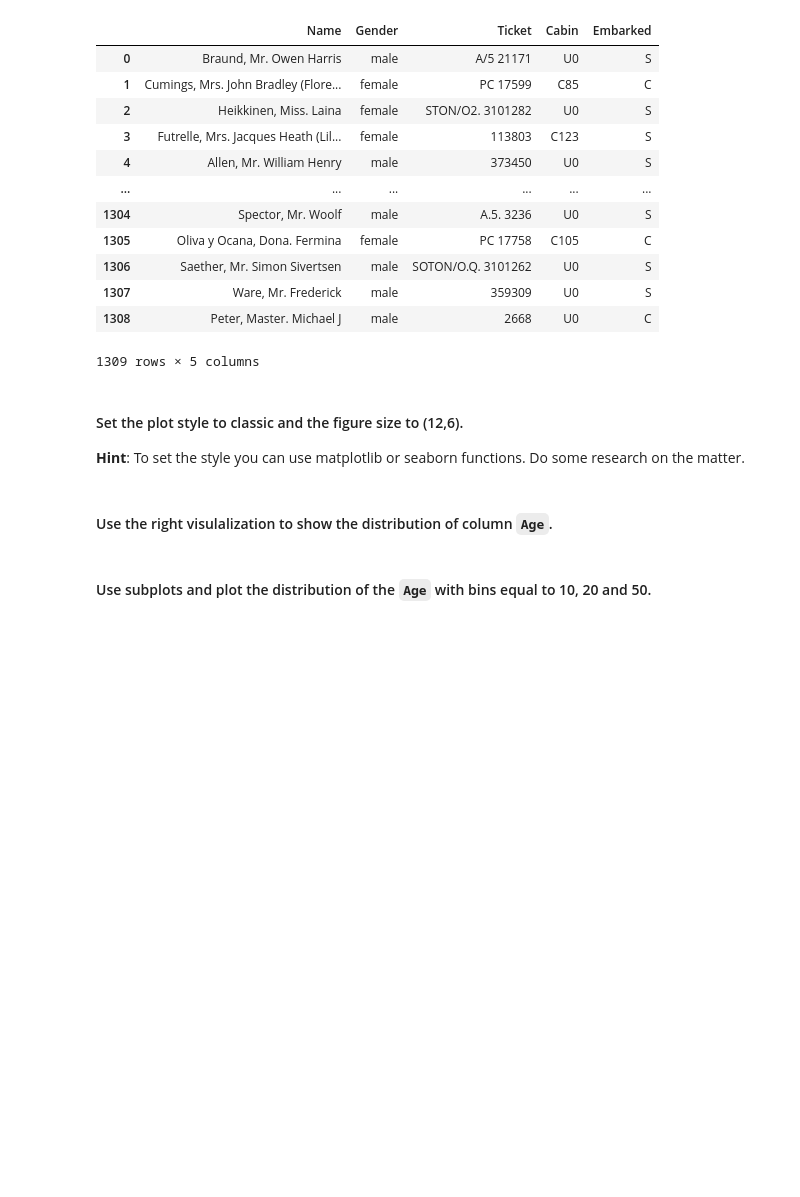
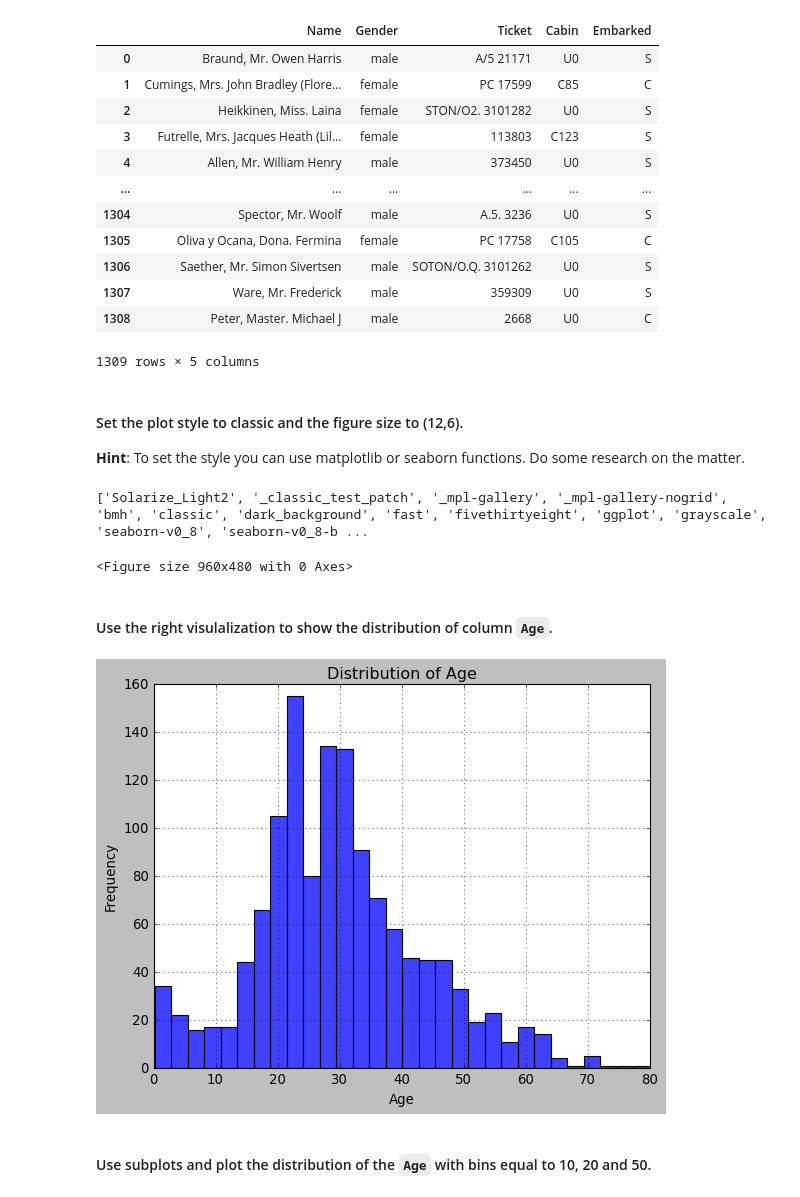
Before and after one commit to Kristinawk/dataptmad0924_labs, a Jupyter notebook: module-2/matplotlib-seaborn/your-code/main.ipynb, the cells around one changed output. Saved outputs shown, nothing was run; the diff lists cells and outputs as text; code cells hidden in the pictures; blank space fills up the shorter version.

```diff
--- a/module-2/matplotlib-seaborn/your-code/main.ipynb
+++ b/module-2/matplotlib-seaborn/your-code/main.ipynb
@@ -321,2 +345,18 @@ titanic.select_dtypes(include=['object'])
+# %%
+# your code here
+
+# setting figure size
+
+plt.figure(figsize=(12, 6))
+
+# setting fig style
+
+print(plt.style.available)
+plt.style.use('classic')
+
+plt.show()
+# %% [output]
+['Solarize_Light2', '_classic_test_patch', '_mpl-gallery', '_mpl-gallery-nogrid', 'bmh', 'classic', 'dark_background', 'fast', 'fivethirtyeight', 'ggplot', 'grayscale', 'seaborn-v0_8', 'seaborn-v0_8-b ...
+<Figure size 960x480 with 0 Axes>
 # %% [markdown]
 #### Use the right visulalization to show the distribution of column `Age`.
@@ -325,2 +363,13 @@ titanic.select_dtypes(include=['object'])
+# %%
+# your code here
+
+sns.histplot(data=titanic, x='Age')
+plt.title('Distribution of Age')
+plt.ylabel('Frequency')
+plt.grid(True)
+
+plt.show()
+# %% [output]
+[figure, added]
 # %% [markdown]
 #### Use subplots and plot the distribution of the `Age`  with bins equal to 10, 20 and 50.
```
Also changed, not shown: parts of 26 cells of this notebook, 2 other files.
